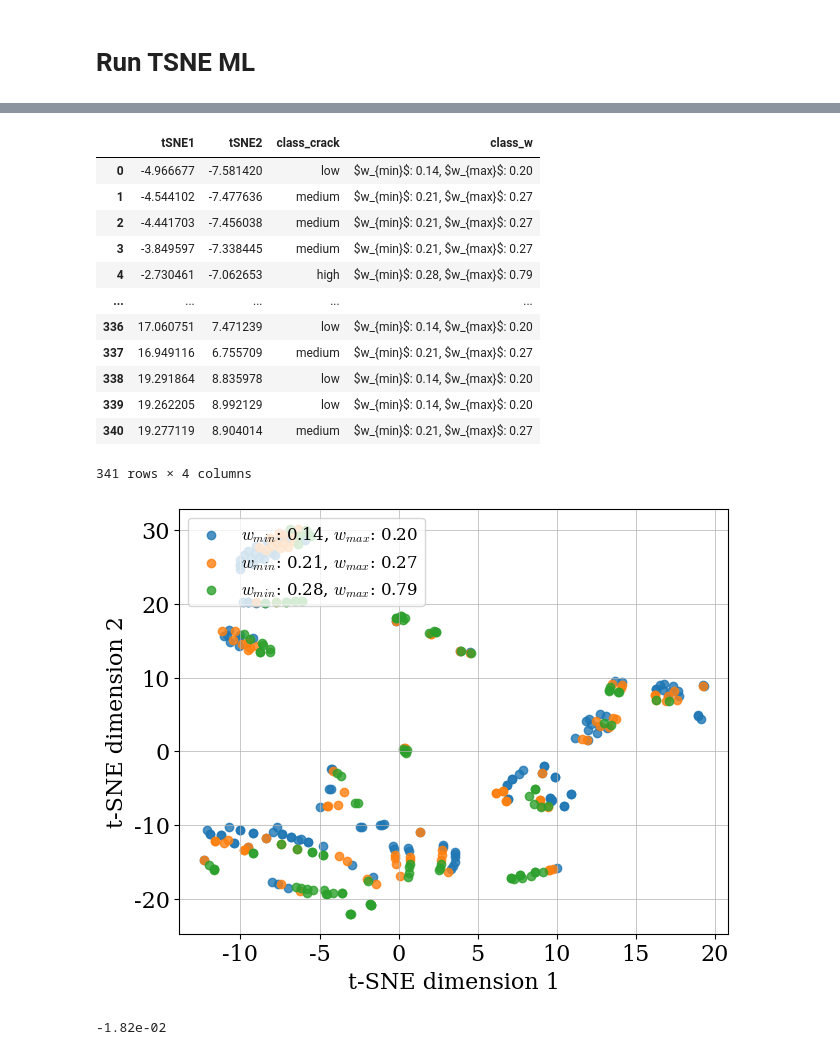
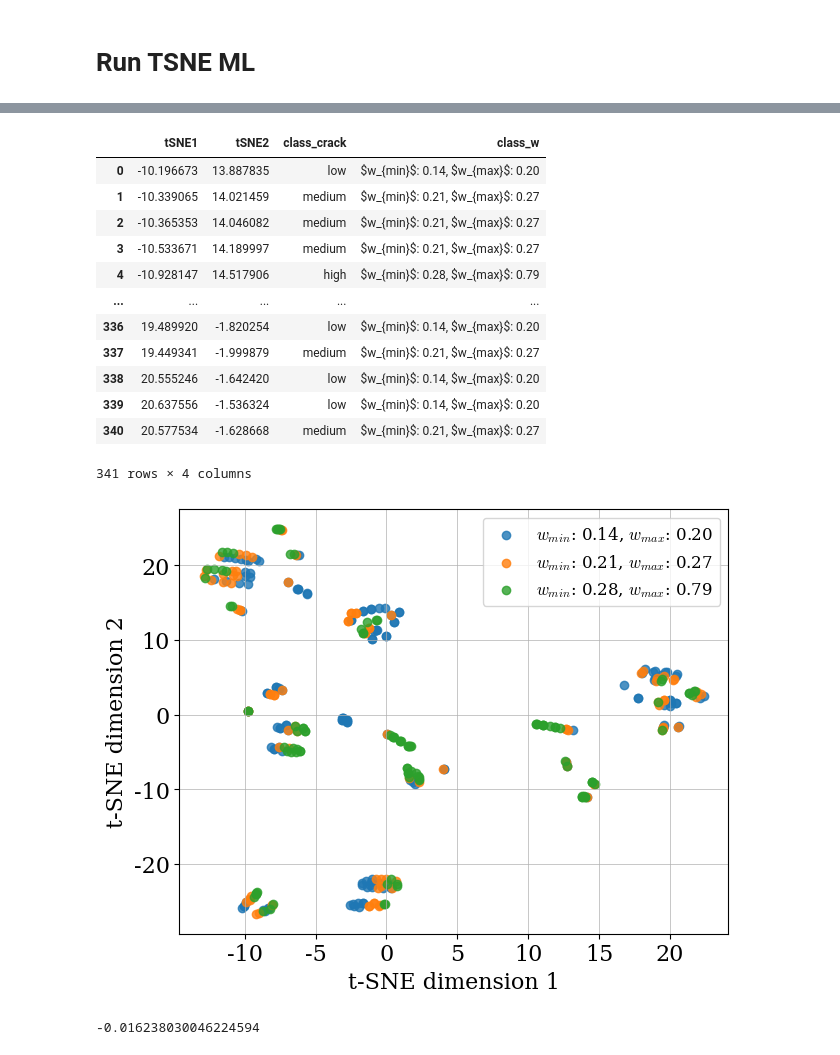
Before and after one commit to wmpjrufg/crack_prediction_symbolic_regression, a Jupyter notebook: tsne/tsne.ipynb, the cells around one changed output, grey strips where cells are left out. Drawn from its saved outputs; the diff is of its cells as text; code cells hidden in the pictures.

Commit message:
feat: organize TSNE

```diff
--- a/tsne/tsne.ipynb
+++ b/tsne/tsne.ipynb
@@ -23,10 +18,9 @@ filename_pickle = '../gen_dataset/z_dataset_2_wexp_menos_wfib2020.pkl'
 # %% [markdown]
 ### Excel
 # %%
-filename_excel = '../gen_dataset/data_models_rv2.xlsx'
+filename_excel = '/home/wmpjrufg/Documents/ic_andre_rimes/tsne/Dados para machine learning.xlsx'
 # %%
-with open(filename_pickle, 'rb') as f:
-    dataset = pickle.load(f)
-x = dataset[1].copy()
-y = pd.read_excel(filename_excel, sheet_name="Modelos")
-y = y["Output: w_exp (mm)"].to_frame()
+df = pd.read_excel(filename_excel, sheet_name="Dataset experimental")
+colunas_para_manter = df.columns[~df.columns.str.contains('Normalizado', case=False, na=False)]
+df_filtrado = df[colunas_para_manter]
+df_filtrado
@@ -48,11 +54,13 @@ Index(['diametro_da_armadura_mm', 'resistencia_do_aco_fy_mpa',
       dtype='object')
 # %%
-x = x.drop(columns=['fib_model_code_2010', 'eurocode_2',
-       'nbr_6118_wk1_fissuracao_estabilizada',
-       'nbr_6118_wk2_fissuracao_nao_estabilizada', 'clark_1956',
-       'desayiganesan_1985', 'oh_kang_1987', 'caldas_1997',
-       'gergely_e_lutz_1968', 'equacao_15_do_artigo_de_belarbi_e_hsu_1994',
-       'beta_conforme_fields_e_bischoff_2004', 'slip_de_yuan_et_al_2025',
-       'slip_de_biscaia_e_soares_2020'])
+x = df_filtrado[['Diâmetro da armadura f (mm)',
+       'Número de barras em uma camada', 'Espaçamento entre as barras (mm)',
+       'Resistência à compressão do concreto fcm (MPa)',
+       'Resistência à tração do concreto fctm (MPa)', 'Cobrimento c (mm)',
+       "Distância ao centro de gravidade da armadura d' (mm)",
+       'Largura do elemento - b (mm)', 'Altura do elemento - h (mm)',
+       'Altura útil - d (mm)', 'Área de armadura tracionada (mm2)',
+       'Taxa de armadura', 'Tensão na armadura  ss (MPa)',
+       'Resistência ao escoamento do aço (MPa)', 'Momento fletor (kNm)']]
 x
 # %% [output]
@@ -72,3 +80,4 @@ x
 # %%
-x
+y = df_filtrado[['wexp (mm)']]
+y
 # %% [output]
@@ -192,16 +185,16 @@ tsne_df.loc[tsne_df["class_crack"] == "high", "class_w"] = text_high
 tsne_df
 # %% [output]
 |  | tSNE1 | tSNE2 | class_crack | class_w |
-| 0 | -4.966677 | -7.581420 | low | $w_{min}$: 0.14, $w_{max}$: 0.20 |
-| 1 | -4.544102 | -7.477636 | medium | $w_{min}$: 0.21, $w_{max}$: 0.27 |
-| 2 | -4.441703 | -7.456038 | medium | $w_{min}$: 0.21, $w_{max}$: 0.27 |
-| 3 | -3.849597 | -7.338445 | medium | $w_{min}$: 0.21, $w_{max}$: 0.27 |
-| 4 | -2.730461 | -7.062653 | high | $w_{min}$: 0.28, $w_{max}$: 0.79 |
+| 0 | -10.196673 | 13.887835 | low | $w_{min}$: 0.14, $w_{max}$: 0.20 |
+| 1 | -10.339065 | 14.021459 | medium | $w_{min}$: 0.21, $w_{max}$: 0.27 |
+| 2 | -10.365353 | 14.046082 | medium | $w_{min}$: 0.21, $w_{max}$: 0.27 |
+| 3 | -10.533671 | 14.189997 | medium | $w_{min}$: 0.21, $w_{max}$: 0.27 |
+| 4 | -10.928147 | 14.517906 | high | $w_{min}$: 0.28, $w_{max}$: 0.79 |
 | ... | ... | ... | ... | ... |
-| 336 | 17.060751 | 7.471239 | low | $w_{min}$: 0.14, $w_{max}$: 0.20 |
-| 337 | 16.949116 | 6.755709 | medium | $w_{min}$: 0.21, $w_{max}$: 0.27 |
-| 338 | 19.291864 | 8.835978 | low | $w_{min}$: 0.14, $w_{max}$: 0.20 |
-| 339 | 19.262205 | 8.992129 | low | $w_{min}$: 0.14, $w_{max}$: 0.20 |
-| 340 | 19.277119 | 8.904014 | medium | $w_{min}$: 0.21, $w_{max}$: 0.27 |
+| 336 | 19.489920 | -1.820254 | low | $w_{min}$: 0.14, $w_{max}$: 0.20 |
+| 337 | 19.449341 | -1.999879 | medium | $w_{min}$: 0.21, $w_{max}$: 0.27 |
+| 338 | 20.555246 | -1.642420 | low | $w_{min}$: 0.14, $w_{max}$: 0.20 |
+| 339 | 20.637556 | -1.536324 | low | $w_{min}$: 0.14, $w_{max}$: 0.20 |
+| 340 | 20.577534 | -1.628668 | medium | $w_{min}$: 0.21, $w_{max}$: 0.27 |
 341 rows × 4 columns
 # %%
@@ -209,6 +202,6 @@ tsne_df.to_excel('results_tsne_2.xlsx', index=False)
 # %%
 dpi = 600               # Change as you wish
-name = 'TSNE_dataset_2' # Change as you wish
+name = 'TSNE_dataset' # Change as you wish
 
 b_cm = 18                       # Change as you wish
 h_cm = 14                        # Change as you wish
@@ -217,39 +210,39 @@ b_input = b_cm * inches_to_cm
 h_input = h_cm * inches_to_cm
 
 
 label_x = 't-SNE dimension 1' # Change as you wish
 label_y = 't-SNE dimension 2'     # Change as you wish
 size_label = 16                 # Change as you wish
 color_label = 'black'            # or hexadecimal. Change as you wish
 size_axis = 16                  # Change as you wish
 color_axis = 'black'              # or hexadecimal. Change as you wish
 
 fig, ax = plt.subplots(figsize=(b_input, h_input))
 ax.tick_params(axis='both', which='major', labelsize=size_axis, colors=color_axis)
 ax.set_xlabel(label_x, fontsize=size_label, color=color_label)
 ax.set_ylabel(label_y, fontsize=size_label, color=color_label)
 
 on_or_off = True
 plt.grid(on_or_off, which='both', linestyle='-', linewidth=0.5)
 
 for classe in tsne_df["class_w"].unique():
     subset = tsne_df[tsne_df["class_w"] == classe]
     ax.scatter(
         subset["tSNE1"],
         subset["tSNE2"],
         label=classe,
         alpha=0.8
     )
-    ax.legend(fontsize=12, loc='upper left')
+    ax.legend(fontsize=12, loc='upper right')
 # Save. Do you need save? Use the cell bellow:
 fig.savefig(f'z_{name}.png', dpi=dpi, bbox_inches='tight')
 plt.show()
 # %% [output]
-[figure, old version]
+[figure, new version]
 # %%
 from sklearn.metrics import silhouette_score
 
 sil = silhouette_score(x_tsne, y_class)
-print(f"{sil:.2e}")
+sil
 # %% [output]
--1.82e-02
+-0.016238030046224594
```
Also changed, not shown: parts of 9 cells of this notebook, 7 other files.
